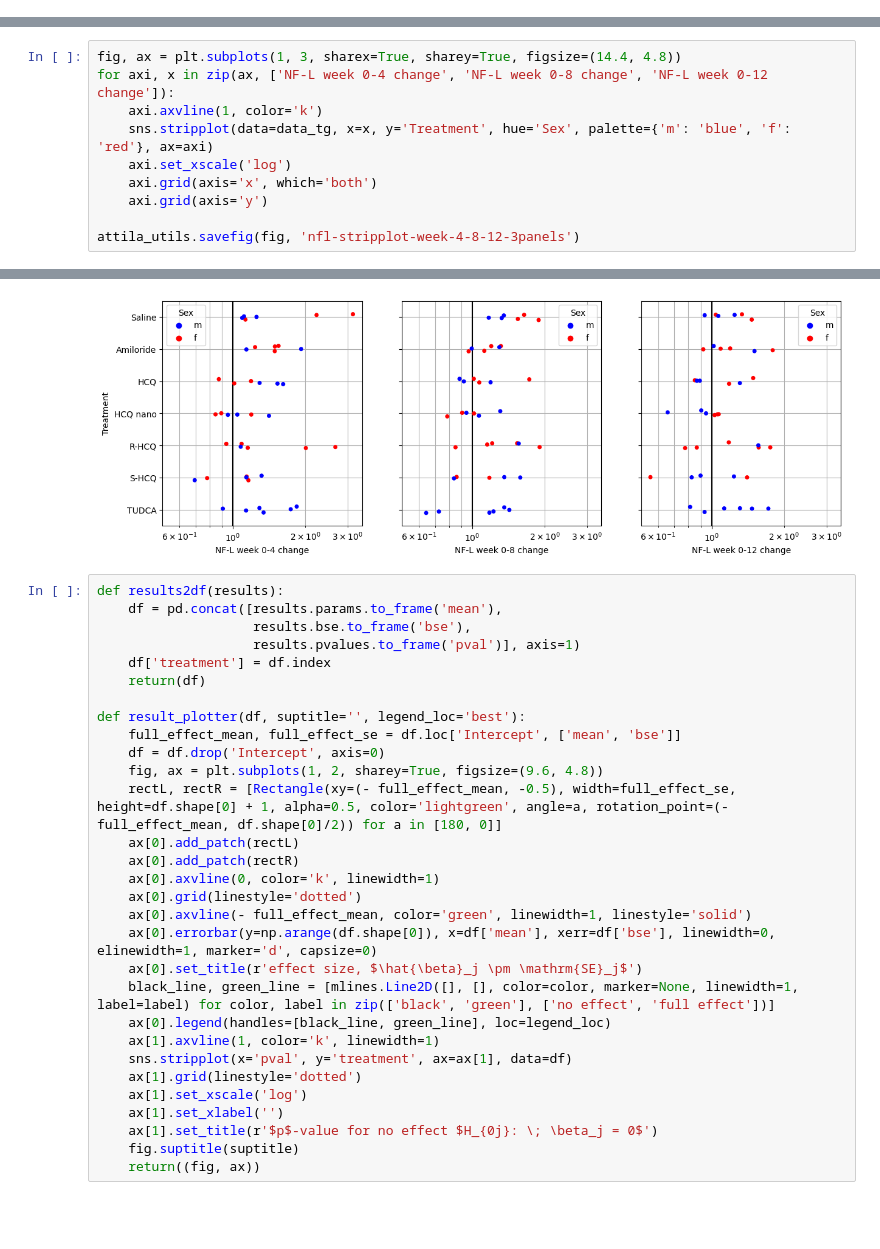
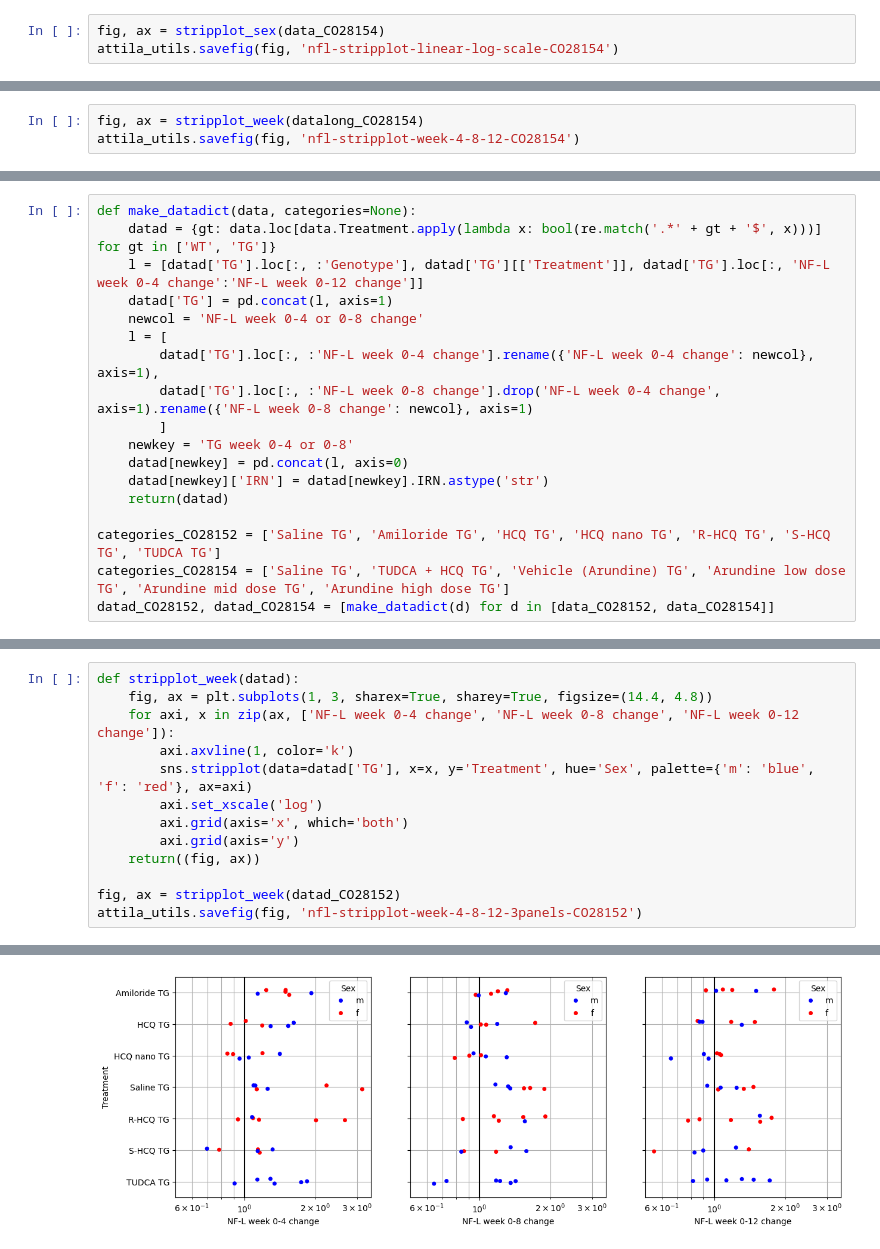
Before and after one commit to attilagk/CTNS-notebook, a Jupyter notebook: 2024-01-05-5xfad-nfl-frequentist/2024-01-05-5xfad-nfl-frequentist.ipynb, the cells around one changed output, grey strips where cells are left out. Drawn from its saved outputs; the diff is of its cells as text; blank space fills up the shorter version.

```diff
--- a/2024-01-05-5xfad-nfl-frequentist/2024-01-05-5xfad-nfl-frequentist.ipynb
+++ b/2024-01-05-5xfad-nfl-frequentist/2024-01-05-5xfad-nfl-frequentist.ipynb
@@ -81,0 +123,3 @@ attila_utils.savefig(fig, 'nfl-stripplot-linear-log-scale')
+# %%
+fig, ax = stripplot_sex(data_CO28154)
+attila_utils.savefig(fig, 'nfl-stripplot-linear-log-scale-CO28154')
@@ -102,0 +148,3 @@ data_tg_4_8['IRN'] = data_tg_4_8.IRN.astype('str')
+# %%
+fig, ax = stripplot_week(datalong_CO28154)
+attila_utils.savefig(fig, 'nfl-stripplot-week-4-8-12-CO28154')
@@ -102,0 +155,18 @@ data_tg_4_8['IRN'] = data_tg_4_8.IRN.astype('str')
+# %%
+def make_datadict(data, categories=None):
+    datad = {gt: data.loc[data.Treatment.apply(lambda x: bool(re.match('.*' + gt + '$', x)))] for gt in ['WT', 'TG']}
+    l = [datad['TG'].loc[:, :'Genotype'], datad['TG'][['Treatment']], datad['TG'].loc[:, 'NF-L week 0-4 change':'NF-L week 0-12 change']]
+    datad['TG'] = pd.concat(l, axis=1)
+    newcol = 'NF-L week 0-4 or 0-8 change'
+    l = [
+        datad['TG'].loc[:, :'NF-L week 0-4 change'].rename({'NF-L week 0-4 change': newcol}, axis=1),
+        datad['TG'].loc[:, :'NF-L week 0-8 change'].drop('NF-L week 0-4 change', axis=1).rename({'NF-L week 0-8 change': newcol}, axis=1)
+        ]
+    newkey = 'TG week 0-4 or 0-8'
+    datad[newkey] = pd.concat(l, axis=0)
+    datad[newkey]['IRN'] = datad[newkey].IRN.astype('str')
+    return(datad)
+
+categories_CO28152 = ['Saline TG', 'Amiloride TG', 'HCQ TG', 'HCQ nano TG', 'R-HCQ TG', 'S-HCQ TG', 'TUDCA TG']
+categories_CO28154 = ['Saline TG', 'TUDCA + HCQ TG', 'Vehicle (Arundine) TG', 'Arundine low dose TG', 'Arundine mid dose TG', 'Arundine high dose TG']
+datad_CO28152, datad_CO28154 = [make_datadict(d) for d in [data_CO28152, data_CO28154]]
@@ -103,11 +182,14 @@ data_tg_4_8['IRN'] = data_tg_4_8.IRN.astype('str')
 # %%
-fig, ax = plt.subplots(1, 3, sharex=True, sharey=True, figsize=(14.4, 4.8))
-for axi, x in zip(ax, ['NF-L week 0-4 change', 'NF-L week 0-8 change', 'NF-L week 0-12 change']):
-    axi.axvline(1, color='k')
-    sns.stripplot(data=data_tg, x=x, y='Treatment', hue='Sex', palette={'m': 'blue', 'f': 'red'}, ax=axi)
-    axi.set_xscale('log')
-    axi.grid(axis='x', which='both')
-    axi.grid(axis='y')
+def stripplot_week(datad):
+    fig, ax = plt.subplots(1, 3, sharex=True, sharey=True, figsize=(14.4, 4.8))
+    for axi, x in zip(ax, ['NF-L week 0-4 change', 'NF-L week 0-8 change', 'NF-L week 0-12 change']):
+        axi.axvline(1, color='k')
+        sns.stripplot(data=datad['TG'], x=x, y='Treatment', hue='Sex', palette={'m': 'blue', 'f': 'red'}, ax=axi)
+        axi.set_xscale('log')
+        axi.grid(axis='x', which='both')
+        axi.grid(axis='y')
+    return((fig, ax))
 
-attila_utils.savefig(fig, 'nfl-stripplot-week-4-8-12-3panels')
+fig, ax = stripplot_week(datad_CO28152)
+attila_utils.savefig(fig, 'nfl-stripplot-week-4-8-12-3panels-CO28152')
 # %% [output]
@@ -116,31 +198 @@ attila_utils.savefig(fig, 'nfl-stripplot-week-4-8-12-3panels')
-[figure, old version]
+[figure, new version]
-# %%
-def results2df(results):
-    df = pd.concat([results.params.to_frame('mean'),
-                    results.bse.to_frame('bse'),
-                    results.pvalues.to_frame('pval')], axis=1)
-    df['treatment'] = df.index
-    return(df)
-
-def result_plotter(df, suptitle='', legend_loc='best'):
-    full_effect_mean, full_effect_se = df.loc['Intercept', ['mean', 'bse']]
-    df = df.drop('Intercept', axis=0)
-    fig, ax = plt.subplots(1, 2, sharey=True, figsize=(9.6, 4.8))
-    rectL, rectR = [Rectangle(xy=(- full_effect_mean, -0.5), width=full_effect_se, height=df.shape[0] + 1, alpha=0.5, color='lightgreen', angle=a, rotation_point=(- full_effect_mean, df.shape[0]/2)) for a in [180, 0]]
-    ax[0].add_patch(rectL)
-    ax[0].add_patch(rectR)
-    ax[0].axvline(0, color='k', linewidth=1)
-    ax[0].grid(linestyle='dotted')
-    ax[0].axvline(- full_effect_mean, color='green', linewidth=1, linestyle='solid')
-    ax[0].errorbar(y=np.arange(df.shape[0]), x=df['mean'], xerr=df['bse'], linewidth=0, elinewidth=1, marker='d', capsize=0)
-    ax[0].set_title(r'effect size, $\hat{\beta}_j \pm \mathrm{SE}_j$')
-    black_line, green_line = [mlines.Line2D([], [], color=color, marker=None, linewidth=1, label=label) for color, label in zip(['black', 'green'], ['no effect', 'full effect'])]
-    ax[0].legend(handles=[black_line, green_line], loc=legend_loc)
-    ax[1].axvline(1, color='k', linewidth=1)
-    sns.stripplot(x='pval', y='treatment', ax=ax[1], data=df)
-    ax[1].grid(linestyle='dotted')
-    ax[1].set_xscale('log')
-    ax[1].set_xlabel('')
-    ax[1].set_title(r'$p$-value for no effect $H_{0j}: \; \beta_j = 0$')
-    fig.suptitle(suptitle)
-    return((fig, ax))
```
Also changed, not shown: parts of 30 cells of this notebook.
